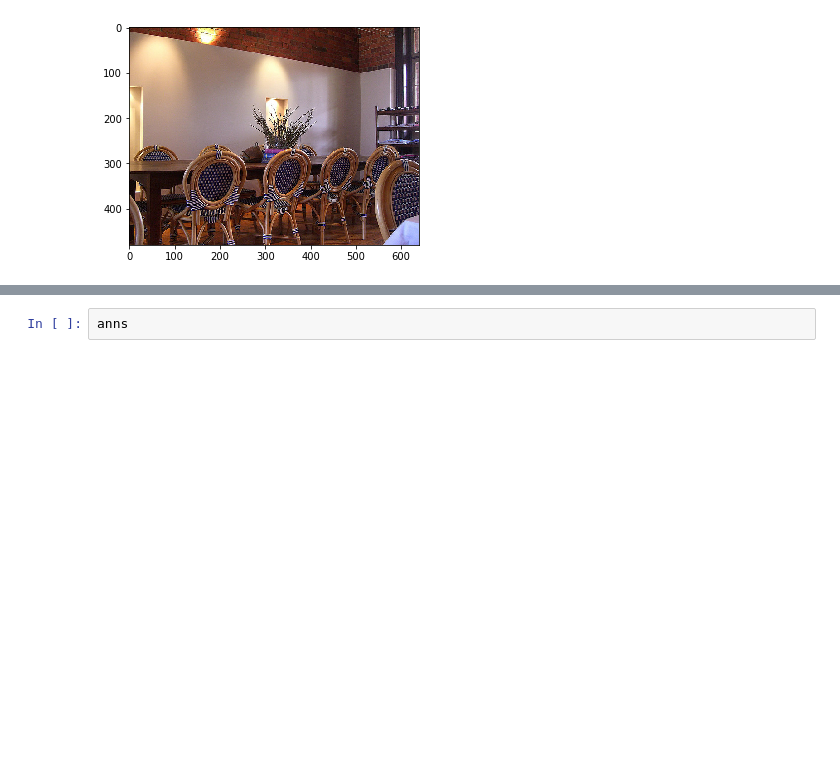
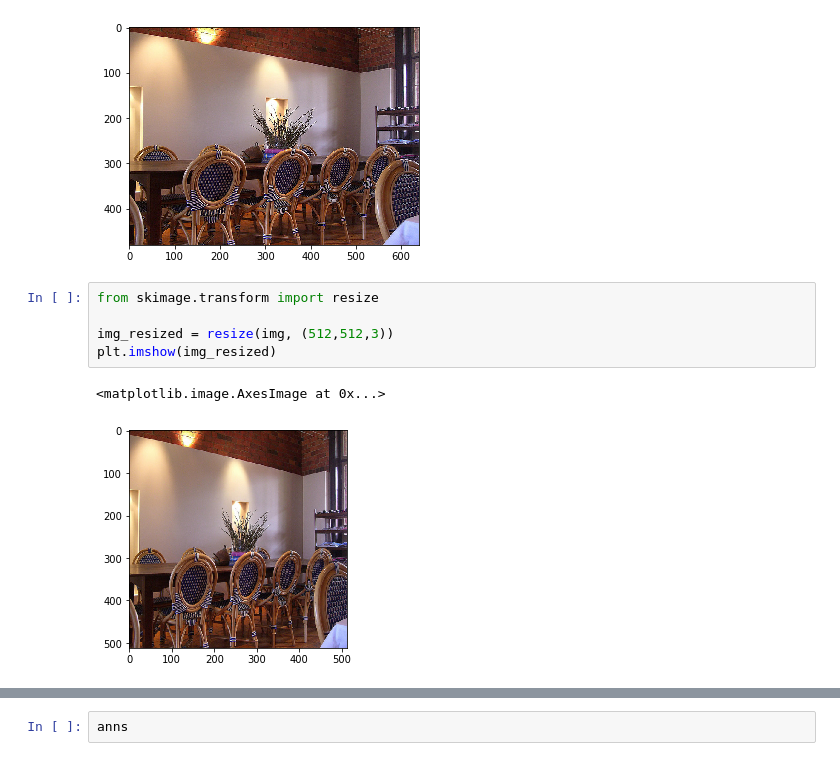
Before and after one commit to anhtu293/semantic-segmentation, a Jupyter notebook: Unet/coco.ipynb, the cells around one changed output, grey strips where cells are left out. Saved outputs shown, nothing was run; the diff lists cells and outputs as text; blank space fills up the shorter version.

```diff
--- a/Unet/coco.ipynb
+++ b/Unet/coco.ipynb
@@ -56,6 +56,14 @@ plt.imshow(img)
 # %% [output]
 <matplotlib.image.AxesImage at 0x...>
 [figure]
+# %%
+from skimage.transform import resize
+
+img_resized = resize(img, (512,512,3))
+plt.imshow(img_resized)
+# %% [output]
+<matplotlib.image.AxesImage at 0x...>
+[figure, added]
 # %%
 plt.imshow(img)
 annIds = coco.getAnnIds(imgIds=image['id'])
```
Also changed, not shown: parts of 6 cells of this notebook, 25 other files.
